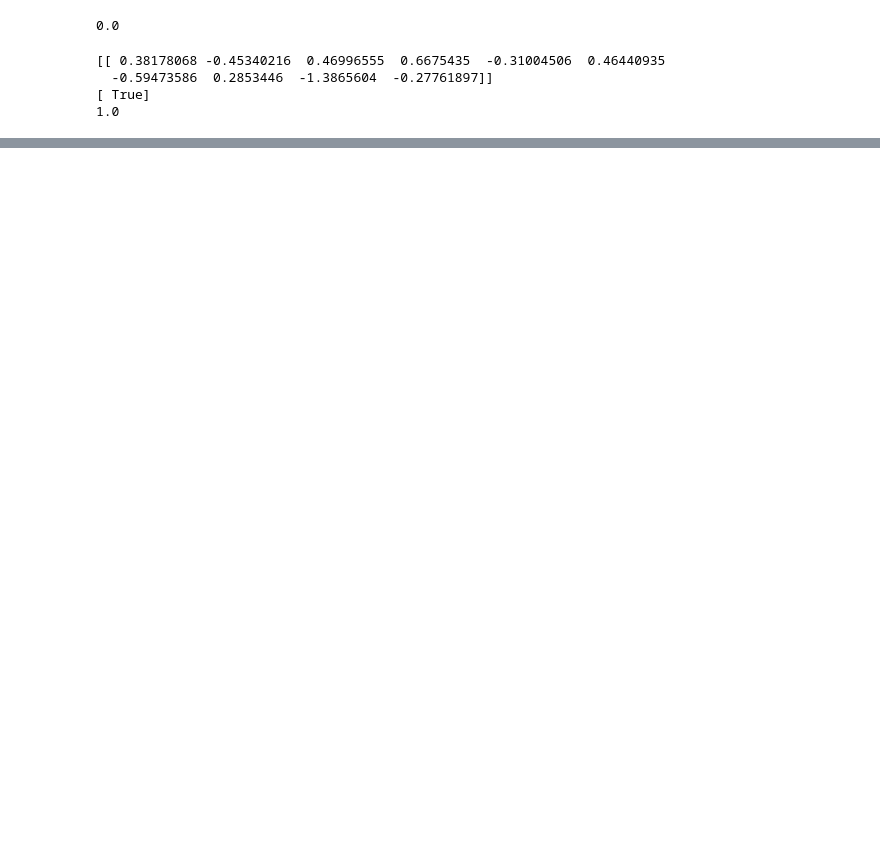
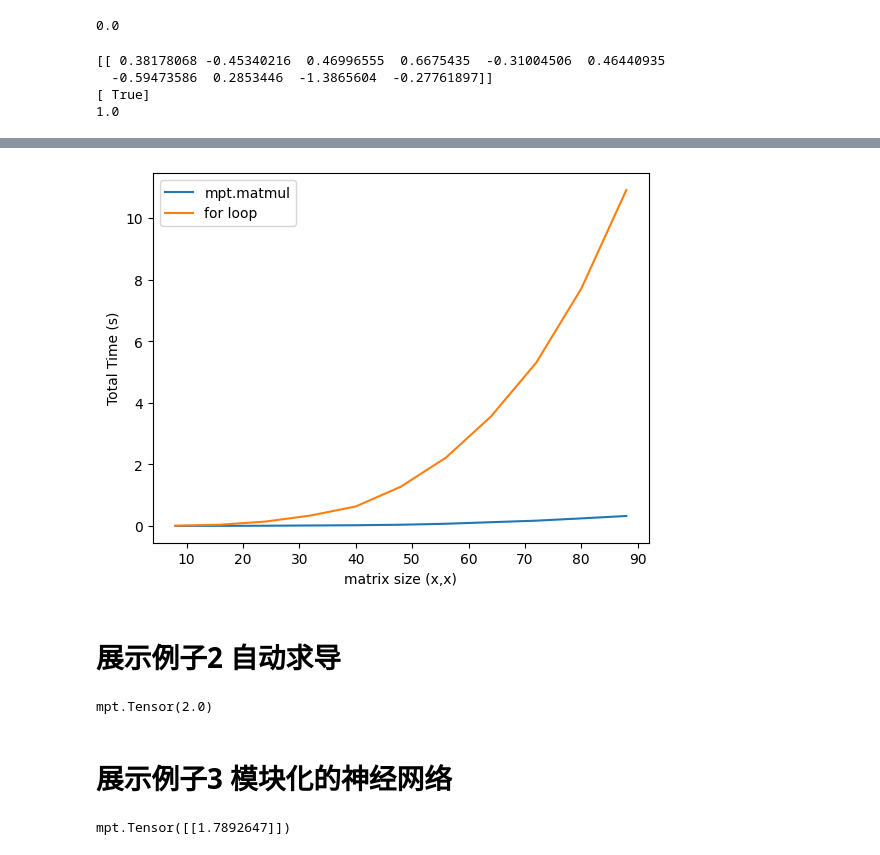
Before and after one commit to CirnoTox/MiniPytorch, a Jupyter notebook: work.ipynb, the cells around one changed output, grey strips where cells are left out. Drawn from its saved outputs; the diff is of its cells as text; code cells hidden in the pictures; blank space fills up the shorter version.

```diff
--- a/work.ipynb
+++ b/work.ipynb
@@ -132 +162,21 @@ print(np.sum(h2.numpy().argmax(axis=1) != y2.numpy(), dtype=np.float32))
+# %%
+import sys
+sys.path.append("./python")
+import pandas as pd
+import numpy as np
+import mpt
+import time
+def tic():
+    global startTime_for_tictoc
+    startTime_for_tictoc = time.time()
+
+def toc():
+    if 'startTime_for_tictoc' in globals():
+        return time.time() - startTime_for_tictoc
+    else:
+        return None
+sizes=[i for i in range(8,12*8,8)]
+
+times = []
+times2 = []
 # %%
@@ -169,0 +217,17 @@ The total time elapsed is 0:00:19.478694
+# %%
+import matplotlib.pyplot as plt
+# 计算时间记录到times和times2列表中
+
+total_times = np.cumsum(times)
+total_times2 = np.cumsum(times2)
+
+plt.plot(sizes,total_times, label='mpt.matmul')
+plt.plot(sizes,total_times2, label='for loop')
+plt.xlabel('matrix size (x,x)')
+plt.ylabel('Total Time (s)')
+plt.legend()
+plt.show()
+# %% [output]
+[figure, added]
+# %% [markdown]
+# 展示例子2 自动求导
@@ -169,0 +241,22 @@ The total time elapsed is 0:00:19.478694
+# %%
+a.grad
+# %% [output]
+mpt.Tensor(2.0)
+# %% [markdown]
+# 展示例子3 模块化的神经网络
+# %%
+import sys
+sys.path.append("./python")
+import mpt
+import mpt.nn as nn
+lossModule = nn.SoftmaxLoss()
+def simple_nn():
+    return nn.Sequential(
+        nn.Linear(2, 2),
+        nn.Linear(2, 1)
+    )
+
+model=simple_nn()
+model.forward(mpt.Tensor([[1,2]]))
+# %% [output]
+mpt.Tensor([[1.7892647]])
```
Also changed, not shown: parts of 7 cells of this notebook, 3 other files.
